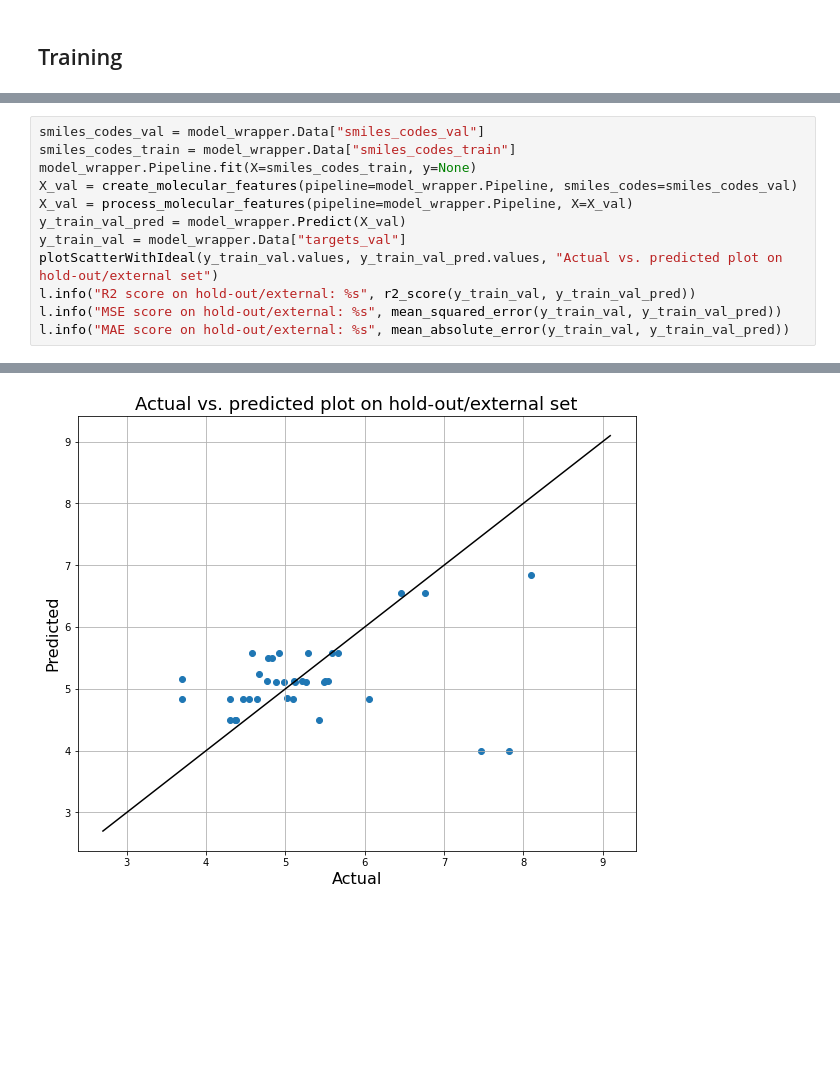
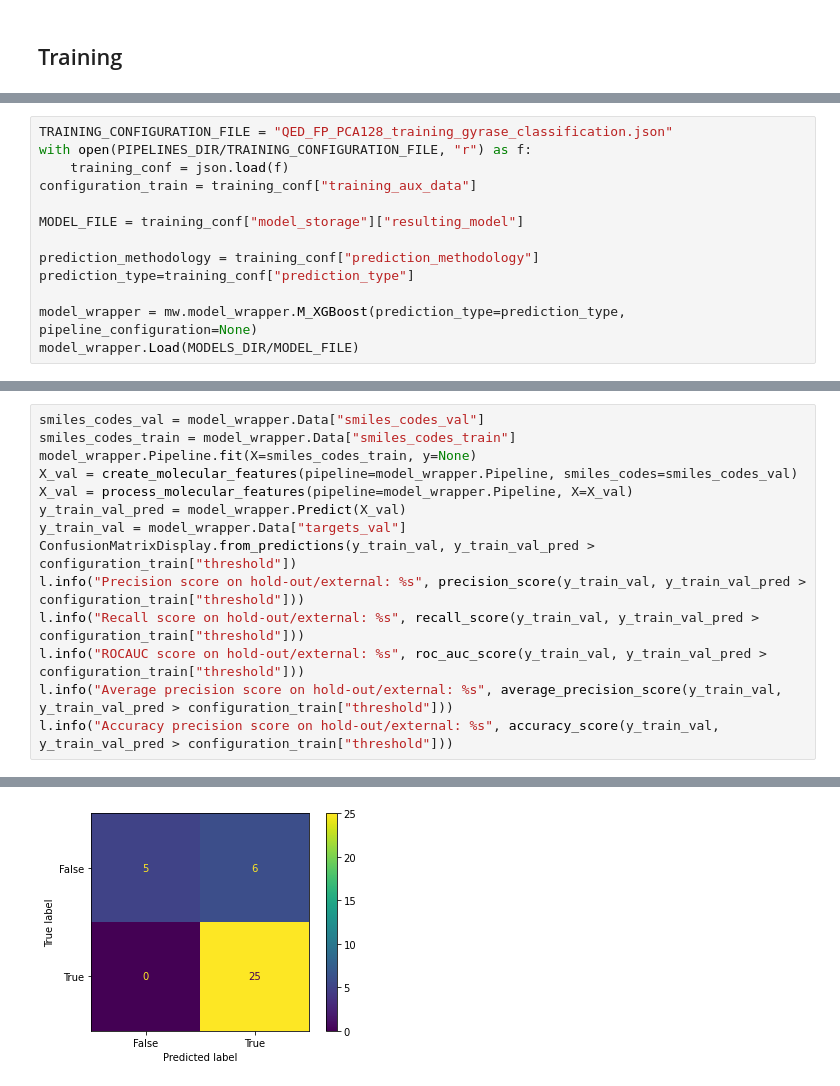
Before and after one commit to rafalbachorz/moltransformer, a Jupyter notebook: usecases/gyrase/analysis.ipynb, the cells around one changed output, grey strips where cells are left out. Drawn from its saved outputs; the diff is of its cells as text; blank space fills up the shorter version.

```diff
--- a/usecases/gyrase/analysis.ipynb
+++ b/usecases/gyrase/analysis.ipynb
@@ -322,0 +154,13 @@ model_wrapper.Save((MODELS_DIR/training_conf["model_storage"]["resulting_model"]
+# %%
+TRAINING_CONFIGURATION_FILE = "QED_FP_PCA128_training_gyrase_classification.json"
+with open(PIPELINES_DIR/TRAINING_CONFIGURATION_FILE, "r") as f:
+    training_conf = json.load(f)
+configuration_train = training_conf["training_aux_data"]
+
+MODEL_FILE = training_conf["model_storage"]["resulting_model"]
+
+prediction_methodology = training_conf["prediction_methodology"]
+prediction_type=training_conf["prediction_type"]
+
+model_wrapper = mw.model_wrapper.M_XGBoost(prediction_type=prediction_type, pipeline_configuration=None)
+model_wrapper.Load(MODELS_DIR/MODEL_FILE)
@@ -328,8 +174,10 @@ X_val = create_molecular_features(pipeline=model_wrapper.Pipeline, smiles_codes=
 X_val = process_molecular_features(pipeline=model_wrapper.Pipeline, X=X_val)
 y_train_val_pred = model_wrapper.Predict(X_val)
 y_train_val = model_wrapper.Data["targets_val"]
-plotScatterWithIdeal(y_train_val.values, y_train_val_pred.values, "Actual vs. predicted plot on hold-out/external set")
-l.info("R2 score on hold-out/external: %s", r2_score(y_train_val, y_train_val_pred))
-l.info("MSE score on hold-out/external: %s", mean_squared_error(y_train_val, y_train_val_pred))
-l.info("MAE score on hold-out/external: %s", mean_absolute_error(y_train_val, y_train_val_pred))
+ConfusionMatrixDisplay.from_predictions(y_train_val, y_train_val_pred > configuration_train["threshold"])
+l.info("Precision score on hold-out/external: %s", precision_score(y_train_val, y_train_val_pred > configuration_train["threshold"]))
+l.info("Recall score on hold-out/external: %s", recall_score(y_train_val, y_train_val_pred > configuration_train["threshold"]))
+l.info("ROCAUC score on hold-out/external: %s", roc_auc_score(y_train_val, y_train_val_pred > configuration_train["threshold"]))
+l.info("Average precision score on hold-out/external: %s", average_precision_score(y_train_val, y_train_val_pred > configuration_train["threshold"]))
+l.info("Accuracy precision score on hold-out/external: %s", accuracy_score(y_train_val, y_train_val_pred > configuration_train["threshold"]))
 # %% [output]
@@ -342 +195 @@ l.info("MAE score on hold-out/external: %s", mean_absolute_error(y_train_val, y_
-[figure, old version]
+[figure, new version]
```
Also changed, not shown: parts of 23 cells of this notebook.
